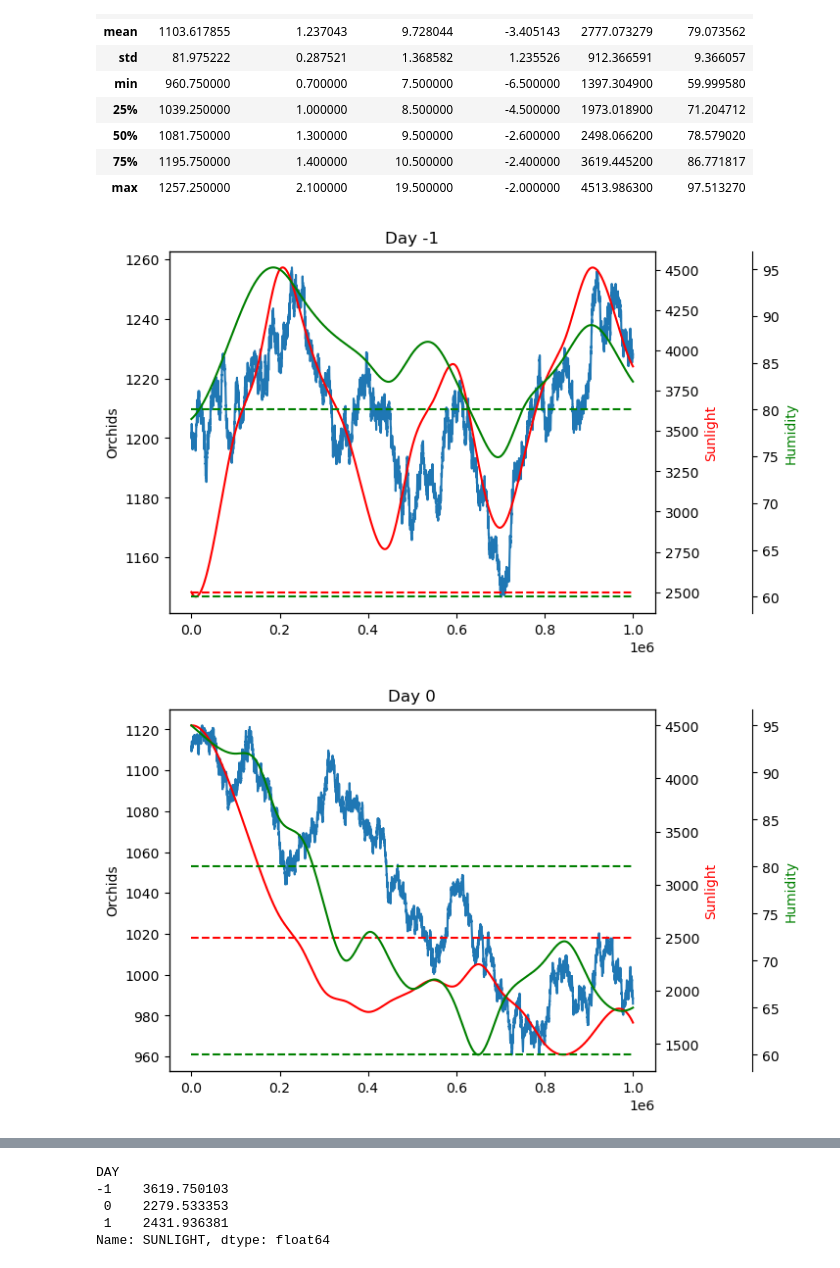
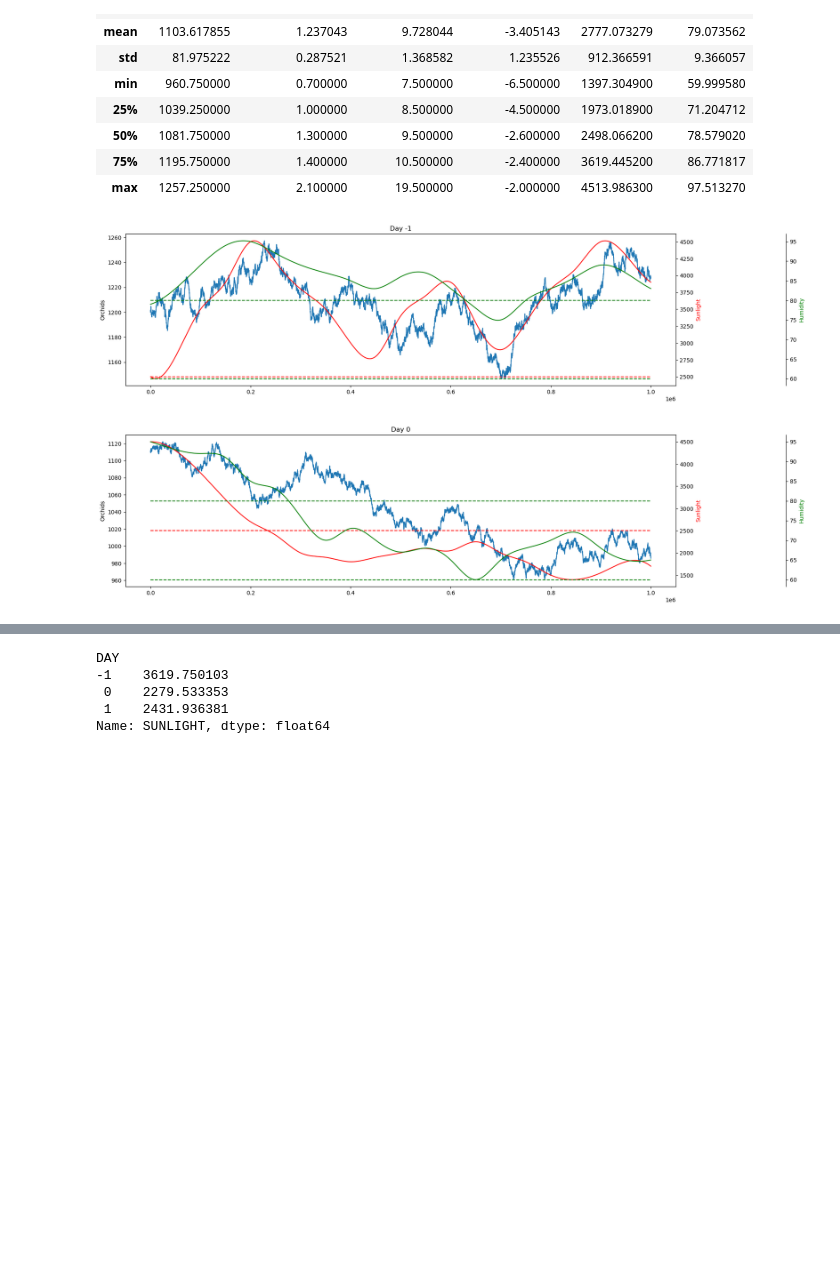
Before and after one commit to Meilism/IMC-Prosperity-Trading-Challenge, a Jupyter notebook: JM/analysis/data_analysis_2.ipynb, the cells around one changed output, grey strips where cells are left out. Saved outputs shown, nothing was run; the diff lists cells and outputs as text; code cells hidden in the pictures; blank space fills up the shorter version.

```diff
--- a/JM/analysis/data_analysis_2.ipynb
+++ b/JM/analysis/data_analysis_2.ipynb
@@ -39,25 +39,25 @@ activity.describe()
 | max | 1257.250000 | 2.100000 | 19.500000 | -2.000000 | 4513.986300 | 97.513270 |
 # %%
 for d in days:
-    fig, ax1 = plt.subplots()
+    fig, ax1 = plt.subplots(figsize=(18, 5))
     ax2 = ax1.twinx()
     ax3 = ax1.twinx()
     ax3.spines.right.set_position(("axes", 1.2))
 
     ax1.plot(activity.loc[d].ORCHIDS)
     ax1.set_ylabel('Orchids')
 
     ax2.plot(activity.loc[d].SUNLIGHT, color='red')
     ax2.hlines(2500, 0, activity.loc[d].index.max(), color='red', linestyle='dashed')
     ax2.set_ylabel('Sunlight', color='red')
 
     ax3.plot(activity.loc[d].HUMIDITY, color='green')
     ax3.hlines(60, 0, activity.loc[d].index.max(), color='green', linestyle='dashed')
     ax3.hlines(80, 0, activity.loc[d].index.max(), color='green', linestyle='dashed')
     ax3.set_ylabel('Humidity', color='green')
 
     plt.title(f'Day {d}')
     plt.show()
 # %% [output]
-[figure, old version]
+[figure, new version]
-[figure, old version]
+[figure, new version]
```
Also changed, not shown: parts of 3 cells of this notebook, 5 other files.
